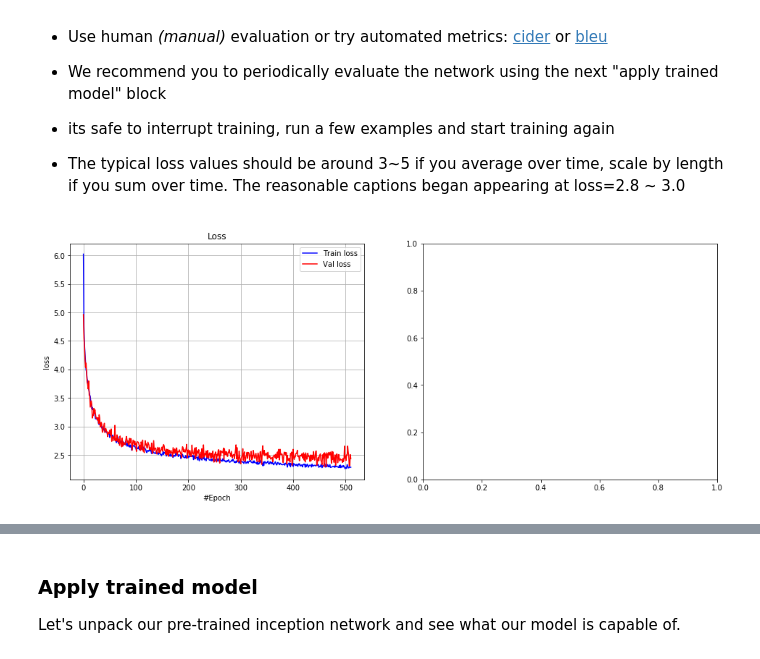
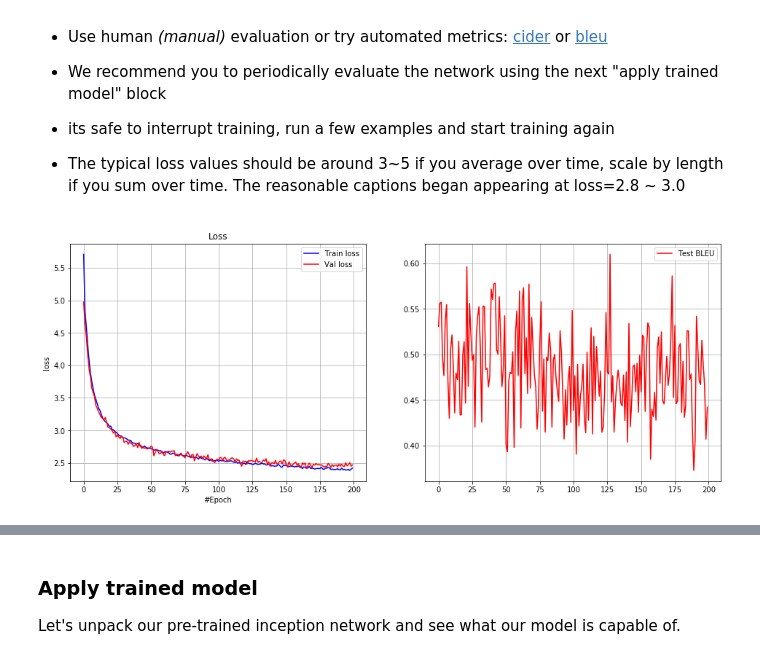
Before and after one commit to sampleskli18/Practical_DL, a Jupyter notebook: homework04/part2_image_captioning.ipynb, the cells around one changed output, grey strips where cells are left out. Drawn from its saved outputs; the diff is of its cells as text; code cells hidden in the pictures.

```diff
--- a/homework04/part2_image_captioning.ipynb
+++ b/homework04/part2_image_captioning.ipynb
@@ -338,11 +340,15 @@ train_loss_history = []
 val_loss_history = []
 train_mae_history = []
 val_mae_history = []
+val_bleu_history = []
 # %%
 network = CaptionNet(n_tokens).cuda()
-opt = torch.optim.Adam(network.parameters())
+opt = torch.optim.Adam(network.parameters(), lr=1e-3)
 # %%
-batch_size = 50  # adjust me
+batch_size = 128  # adjust me
 n_epochs = 100  # adjust me
-n_batches_per_epoch = 50  # adjust me
-n_validation_batches = 5  # how many batches are used for validation after each epoch
+n_batches_per_epoch = 64  # adjust me
+n_validation_batches = 10  # how many batches are used for validation after each epoch
+# %%
+max_len = 100
+temp = 5
@@ -369,39 +379,69 @@ for epoch in range(n_epochs):
     train_loss_history.append(train_loss)
 
     val_loss=0
+    bleu_score = 0
     network.train(False)
     for _ in range(n_validation_batches):
         loss_t = compute_loss(network, *generate_batch(val_img_codes, val_captions, batch_size))
         val_loss += loss_t.data.cpu().numpy()[0]
 
+
+        batch_im, batch_caption, captions_for_image = generate_batch(val_img_codes, val_captions, 1,
+                                                                     compute_metric=True)
+        caption_prefix = ["#START#",]
+        for _ in range(max_len):
+            prefix_ix = as_matrix([caption_prefix])
+            prefix_ix = Variable(torch.LongTensor(prefix_ix), volatile=True).cuda()
+            next_word_logits = network.forward(batch_im, prefix_ix)[0, -1]
+            next_word_probs = F.softmax(next_word_logits, -1).data.cpu().numpy()
+
+            assert len(next_word_probs.shape) ==1, 'probs must be one-dimensional'
+            next_word_probs = next_word_probs ** temp / np.sum(next_word_probs ** temp) # apply temperature
+
+            next_word = vocab[np.argmax(next_word_probs)]
+            caption_prefix.append(next_word)
+
+            if next_word=="#END#":
+                break
+
+        bleu_score += sentence_bleu(captions_for_image[0], caption_prefix)
+
+
     val_loss /= n_validation_batches
     val_loss_history.append(val_loss)
+
+    bleu_score /= n_validation_batches
+    val_bleu_history.append(bleu_score)
 
 
     display.clear_output(wait=True)
     #plt.figure(figsize=(8, 6))
     f, (ax1, ax2) = plt.subplots(1, 2, figsize=(16,6))
     ax1.set_title("Loss")
     ax1.set_xlabel("#Epoch")
     ax1.set_ylabel("loss")
     ax1.plot(train_loss_history, 'b', label='Train loss')
     ax1.plot(val_loss_history, 'r', label='Val loss')
     #ax1.plot(ewma(np.array(train_loss), span=10),'r',label='ewm val loss')
     ax1.legend(loc='best')
     ax1.grid()
     #ax1.set_ylim(0, 1)
 
+    ax2.plot(val_bleu_history, 'r', label='Test BLEU')
+    ax2.legend(loc='best')
+    ax2.grid()
+
     plt.show()
 
     print("Epoch {} of {} took {:.3f}s".format(
         epoch + 1, n_epochs, time.time() - start_time))
 
     print("  training loss (in-iteration): \t{:.6f}".format(train_loss_history[-1]))
     print("  validation loss:\t\t{:.6f}".format(val_loss_history[-1]))
 
     #print("  training mae (in-iteration): \t{:.3f}".format(train_mae_history[-1]))
     #print("  validation mae:\t\t{:.3f}".format(val_mae_history[-1]))
 
 print("Finished!")
 # %% [output]
-[figure, old version]
+[figure, new version]
```
Also changed, not shown: parts of 19 cells of this notebook, 1 other file.
